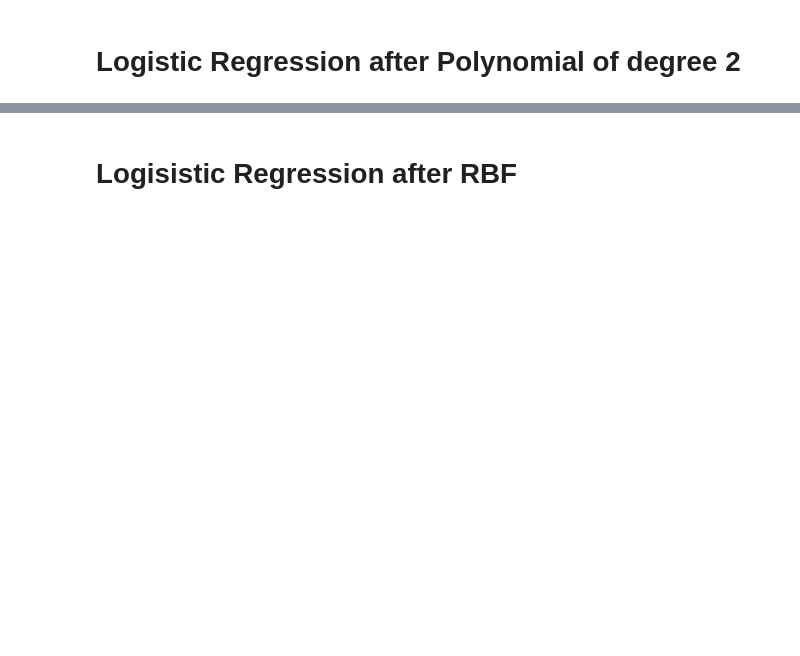
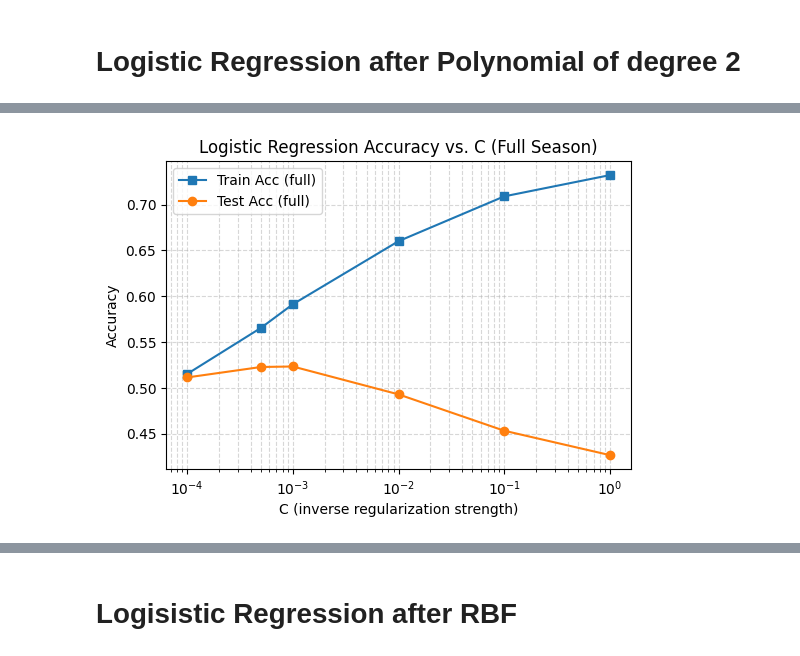
Before and after one commit to edricklinardi/Football-Match-Prediction, a Jupyter notebook: Project.ipynb, the cells around one changed output, grey strips where cells are left out. Drawn from its saved outputs; the diff is of its cells as text; code cells hidden in the pictures; blank space fills up the shorter version.

Commit message:
edited logreg

```diff
--- a/Project.ipynb
+++ b/Project.ipynb
@@ -738,64 +716,52 @@ print(f"[PCA] Test Accuracy after 20 games: {test_accuracy_pca20:.4f}")
 # %%
 # Cross-validation to find best C for Polynomial deg 2 -transformed data
 C_values = [0.0001, 0.0005, 0.001, 0.01, 0.1, 1]
-best_C_poly = None
-best_score_poly = 0
 
-best_C_poly20 = None
-best_score_poly20 = 0
+train_acc, test_acc = [], []
+train_acc20, test_acc20 = [], []
 
+print("C\tTrain Acc (full)\tTest Acc (full)\tTrain Acc (20)\tTest Acc (20)")
 for c in C_values:
-    logreg_poly = linear_model.LogisticRegression(
-        C=c,
-        penalty='l2',
-        solver='lbfgs',
-        max_iter=3000,
-        random_state=42
-    )
-    scores_poly = cross_val_score(logreg_poly, X_train_poly, y_train)
-    scores_poly20 = cross_val_score(logreg_poly, X_train_poly20, y_train20)
-    print(f"[Poly] C={c}, Accuracy: {scores_poly.mean():.4f}")
-    print(f"[Poly] C={c}, Accuracy after 20: {scores_poly20.mean():.4f}")
+    # full‐data model
+    model = LogisticRegression(C=c, penalty='l2', solver='lbfgs',
+                               max_iter=3000, random_state=42)
+    model.fit(X_train_poly, y_train)
+    train = accuracy_score(y_train, model.predict(X_train_poly))
+    test = accuracy_score(y_test,  model.predict(X_test_poly))
+    train_acc.append(train)
+    test_acc.append(test)
+    # after‐20 games model
+    model20 = LogisticRegression(C=c, penalty='l2', solver='lbfgs',
+                                 max_iter=3000, random_state=42)
+    model20.fit(X_train_poly20, y_train20)
+    train20 = accuracy_score(y_train20, model20.predict(X_train_poly20))
+    test20 = accuracy_score(y_test20,  model20.predict(X_test_poly20))
+    train_acc20.append(train20)
+    test_acc20.append(test20)
 
-    if scores_poly.mean() > best_score_poly:
-        best_score_poly = scores_poly.mean()
-        best_C_poly = c
+    print(f"{c:.4f}\t{train:.4f}\t\t{test:.4f}\t\t{train20:.4f}\t\t{test20:.4f}")
 
-    if scores_poly20.mean() > best_score_poly20:
-        best_score_poly20 = scores_poly20.mean()
-        best_C_poly20 = c
+# Plot full‐season accuracies
+plt.figure(figsize=(6,4))
+plt.plot(C_values, train_acc,  marker='s', label='Train Acc (full)')
+plt.plot(C_values, test_acc,   marker='o', label='Test Acc (full)')
+plt.xscale('log')
+plt.xlabel('C (inverse regularization strength)')
+plt.ylabel('Accuracy')
+plt.title('Logistic Regression Accuracy vs. C (Full Season)')
+plt.legend()
+plt.grid(True, which='both', ls='--', alpha=0.5)
+plt.show()
 
-print(f"\n[Poly] Best C: {best_C_poly}, Best CV Score: {best_score_poly:.4f}")
-print(f"[Poly] Best C after 20 games: {best_C_poly20}, Best CV Score after 20 games: {best_score_poly20:.4f}")
-
-# Train final model after PCA
-best_model_poly = linear_model.LogisticRegression(
-    C=best_C_poly,
-    penalty='l2',
-    solver='lbfgs',
-    max_iter=3000,
-    random_state=42
-)
-
-best_model_poly20 = linear_model.LogisticRegression(
-    C=best_C_poly20,
-    penalty='l2',
-    solver='lbfgs',
-    max_iter=3000,
-    random_state=42
-)
-
-best_model_poly.fit(X_train_poly, y_train)
-
-best_model_poly20.fit(X_train_poly20, y_train20)
-
-# Predict and evaluate
-y_pred_poly = best_model_poly.predict(X_test_poly)
-y_pred_poly20 = best_model_poly20.predict(X_test_poly20)
-test_accuracy_poly = accuracy_score(y_test, y_pred_poly)
-test_accuracy_poly20 = accuracy_score(y_test20, y_pred_poly20)
-
-
-print(f"[Poly] Test Accuracy: {test_accuracy_poly:.4f}")
-print(f"[Poly] Test Accuracy after 20 games: {test_accuracy_poly20:.4f}")
+# Plot after‐20 games accuracies
+plt.figure(figsize=(6,4))
+plt.plot(C_values, train_acc20, marker='s', label='Train Acc (after 20)')
+plt.plot(C_values, test_acc20,  marker='o', label='Test Acc (after 20)')
+plt.xscale('log')
+plt.xlabel('C (inverse regularization strength)')
+plt.ylabel('Accuracy')
+plt.title('Logistic Regression Accuracy vs. C (After 20 Games)')
+plt.legend()
+plt.grid(True, which='both', ls='--', alpha=0.5)
+plt.show()
 # %% [output]
@@ -818,0 +775 @@ print(f"[Poly] Test Accuracy after 20 games: {test_accuracy_poly20:.4f}")
+[figure, added]
```
Also changed, not shown: parts of 8 cells of this notebook.
